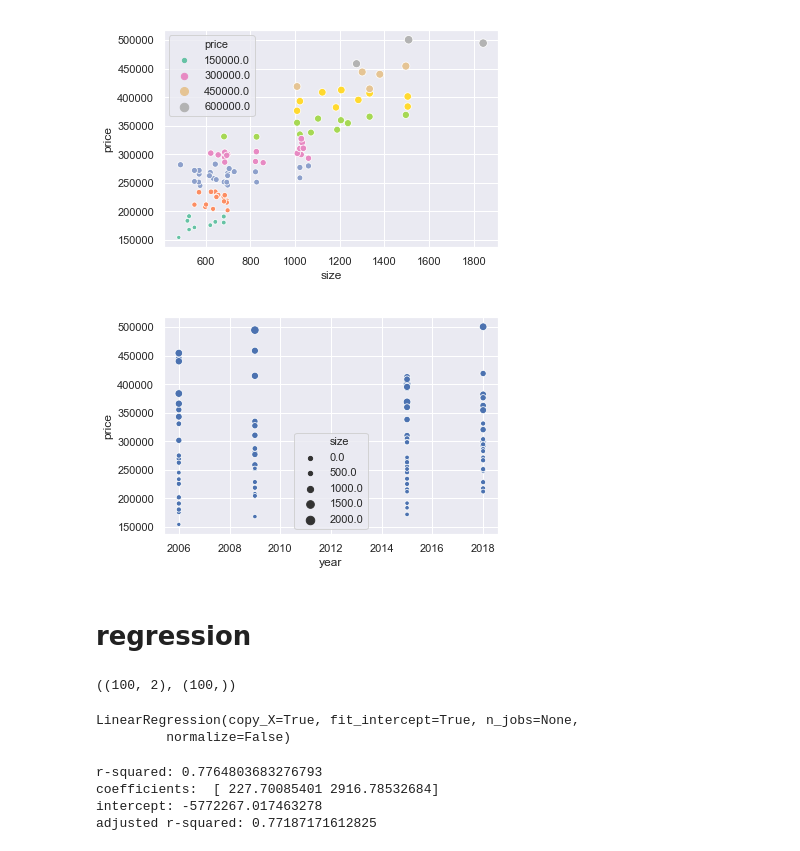
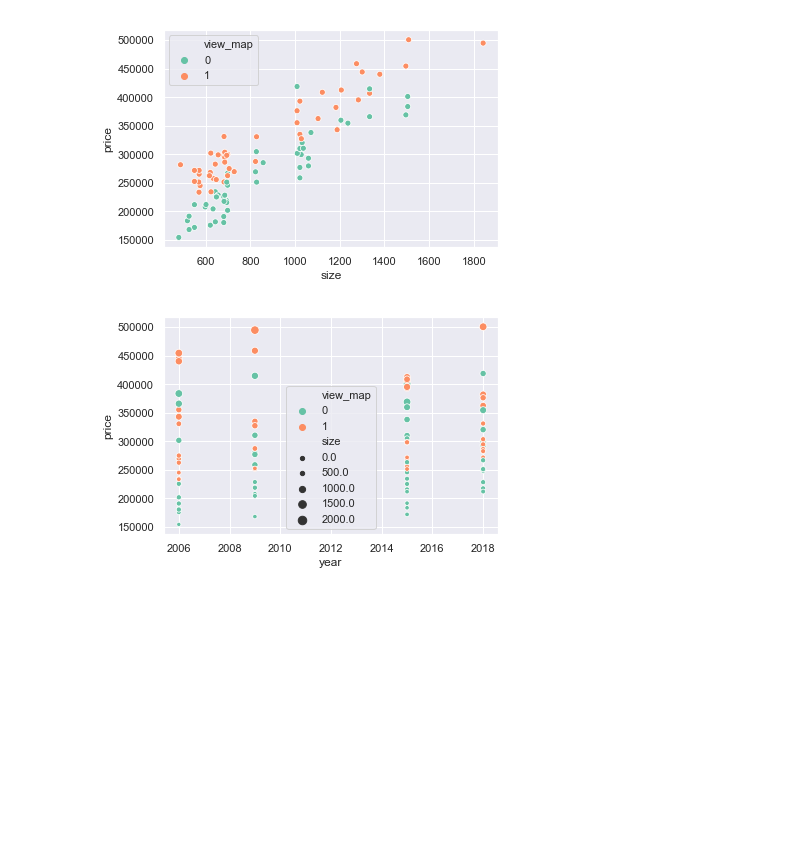
Before and after one commit to tansudasli/analytics-sandbox, a Jupyter notebook: real_estate_lineer_regression.ipynb, the cells around one changed output. Saved outputs shown, nothing was run; the diff lists cells and outputs as text; code cells hidden in the pictures; blank space fills up the shorter version.

```diff
--- a/real_estate_lineer_regression.ipynb
+++ b/real_estate_lineer_regression.ipynb
@@ -9,5 +8,5 @@ from sklearn.linear_model import LinearRegression
 # %%
 data = pd.read_csv('dataset/real_estate.csv')
-
-data.head()
+data['view_map'] = data['view'].map({'No sea view':0, 'Sea view':1})
+data
 # %% [output]
@@ -34,38 +45,8 @@ data.describe()
 # %%
-axS = sns.scatterplot(x='size', y='price', hue='price', size='price', palette='Set2', data=data)
+ax1 = sns.scatterplot(x='size', y='price', hue='view_map', palette='Set2', data=data)
 # %% [output]
-[figure, old version]
+[figure, new version]
 # %%
-axY = sns.scatterplot(x='year', y='price', size='size', palette='Set2', data=data)
+ax = sns.scatterplot(x='year', y='price', hue='view_map', size='size', palette='Set2', data=data)
 # %% [output]
-[figure, old version]
+[figure, new version]
-# %% [markdown]
-# regression
-# %%
-# define dependent and independent features
-y = data['price']
-x = data[['size', 'year']]
-
-x.shape, y.shape
-# %% [output]
-((100, 2), (100,))
-# %%
-# do regression w/ default settings, copy_X, fit_intercept, n_jobs, normalize
-
-reg = LinearRegression()
-
-reg.fit(x, y)
-# %% [output]
-LinearRegression(copy_X=True, fit_intercept=True, n_jobs=None,
-         normalize=False)
-# %%
-# get regression results
-print('r-squared:', reg.score(x, y),
-      '\ncoefficients: ', reg.coef_,
-      '\nintercept:', reg.intercept_,
-      '\nadjusted r-squared:', 1- (1-reg.score(x, y)) * (x.shape[0]-1) / (x.shape[0]-x.shape[1]-1))
-# %% [output]
-r-squared: 0.7764803683276793
-coefficients:  [ 227.70085401 2916.78532684]
-intercept: -5772267.017463278
-adjusted r-squared: 0.77187171612825
```
Also changed, not shown: parts of 11 cells of this notebook, 2 other files.
